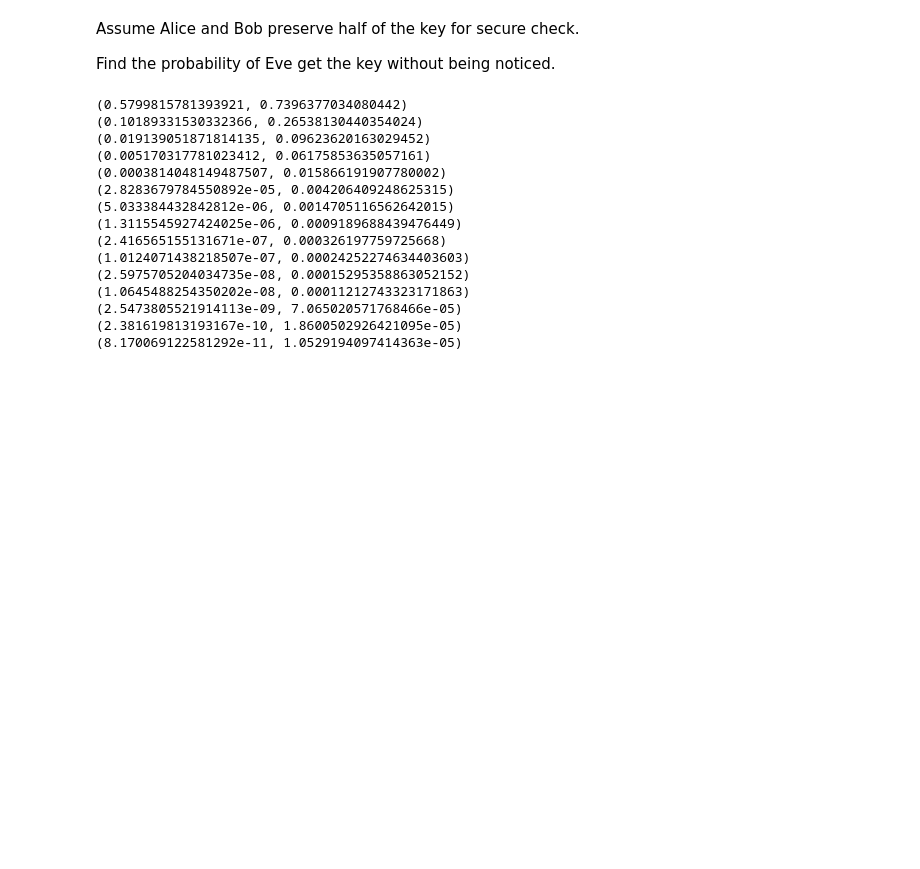
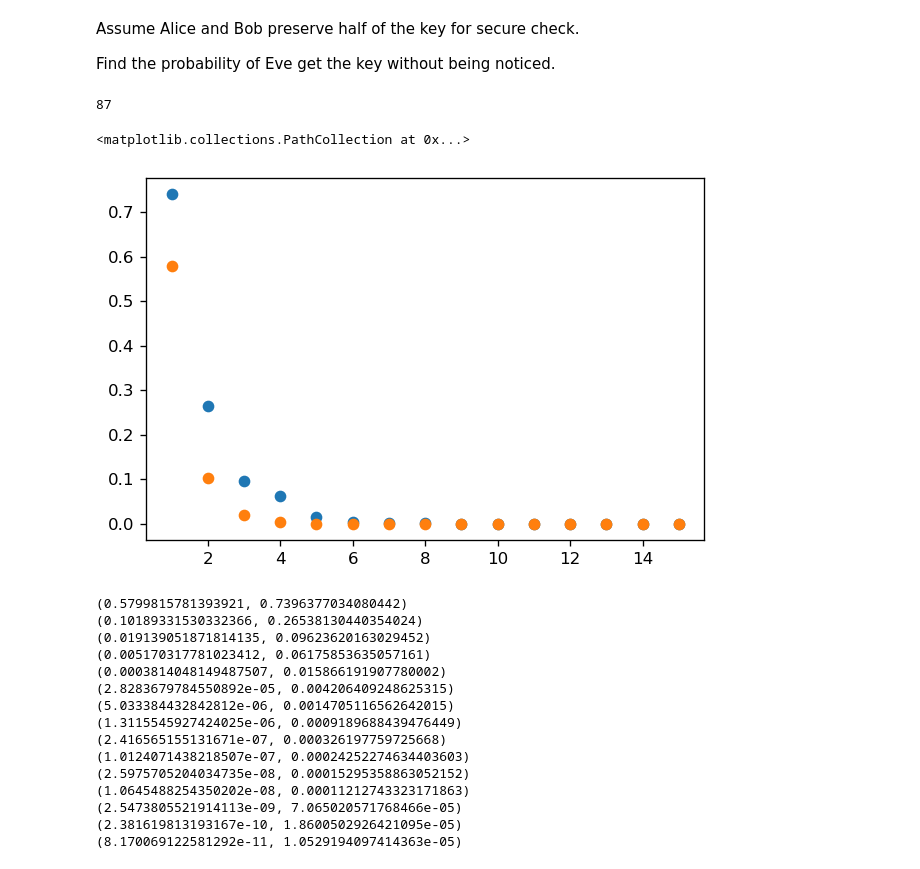
Before and after one commit to EigenSolver/QI_Project2020, a Jupyter notebook: QKD_Invasion.ipynb, the cells around one changed output. Cells and saved outputs as stored; diff of their text form; code cells hidden in the pictures; blank space fills up the shorter version.

```diff
--- a/QKD_Invasion.ipynb
+++ b/QKD_Invasion.ipynb
@@ -211,2 +264,14 @@ def get_success_prob(bit_string,probs,p):
     return res,undetected
+# %%
+sum(daxta_sheet["m_Bob"]==data_sheet["key"])
+# %% [output]
+87
+# %%
+f=plt.figure()
+f.dpi=120
+plt.scatter(x=np.arange(1,m),y=eve_probs[:,1])
+plt.scatter(x=np.arange(1,m),y=eve_probs[:,0])
+# %% [output]
+<matplotlib.collections.PathCollection at 0x...>
+[figure, added]
 # %%
```
Also changed, not shown: parts of 21 cells of this notebook, 4 other files.
